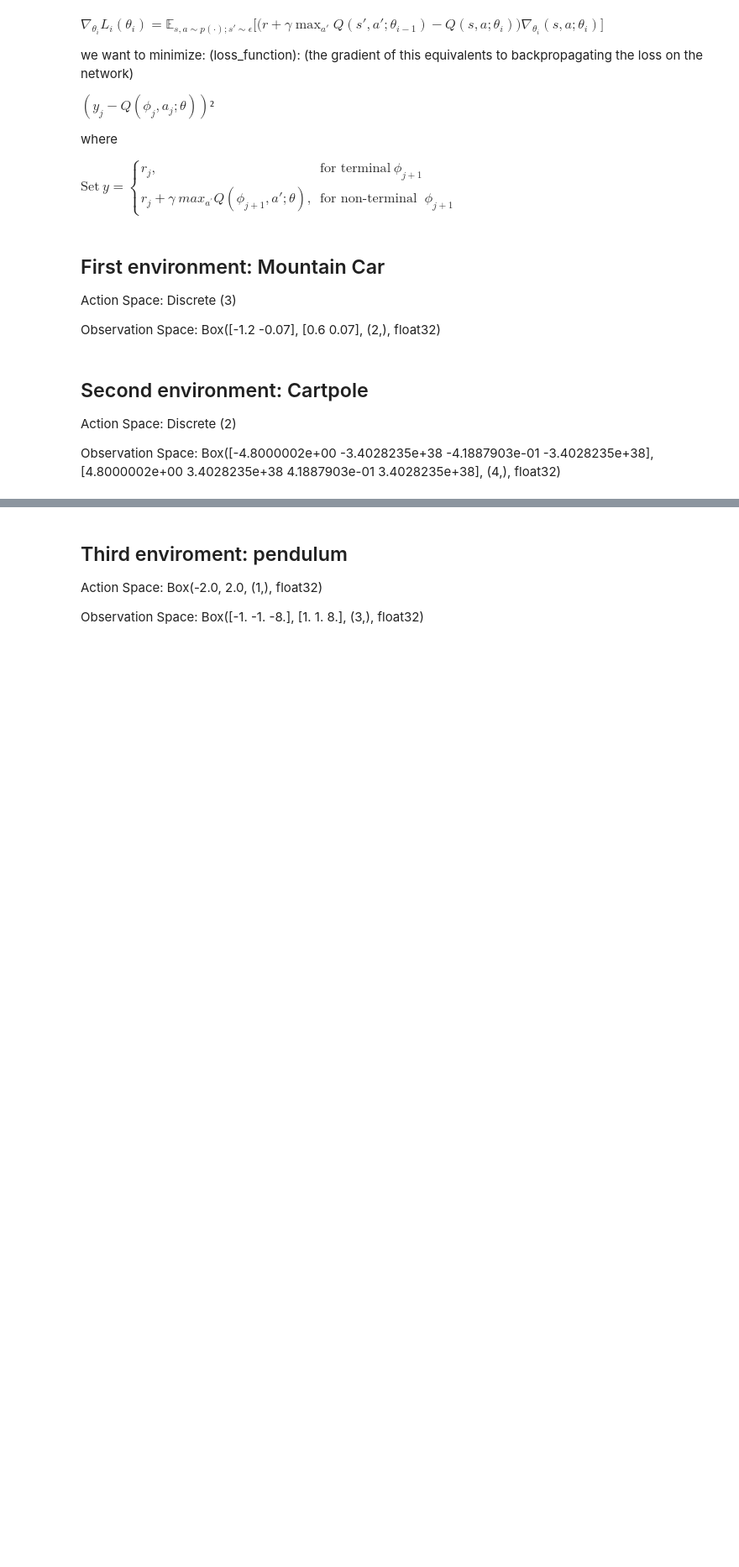
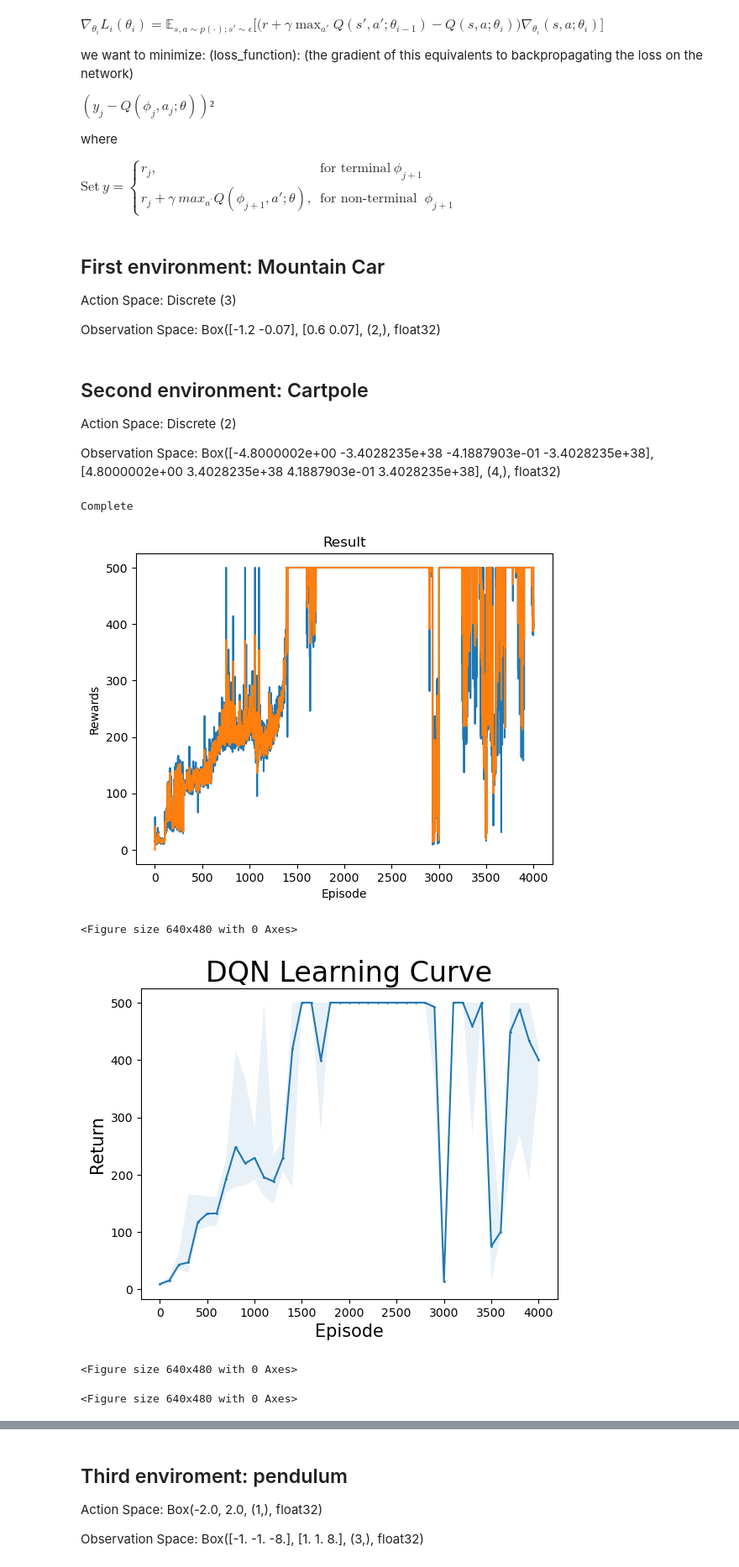
Before and after one commit to AndyPiantoni/ReinforceUs, a Jupyter notebook: DQN_cleaned.ipynb, the cells around one changed output, grey strips where cells are left out. Shown: that part at 84% size. Cells and saved outputs as stored; diff of their text form; code cells hidden in the pictures; blank space fills up the shorter version.

```diff
--- a/DQN_cleaned.ipynb
+++ b/DQN_cleaned.ipynb
@@ -140,8 +144,8 @@ class DQN(nn.Module):
             nn.ReLU(),
             nn.Linear(64,64),
             nn.ReLU(),
-            # nn.Linear(32,32),
-            # nn.ReLU(),
+            nn.Linear(64,64),
+            nn.ReLU(),
             nn.Linear(64, n_actions)
         )
 
@@ -317,16 +321,12 @@ def optimize_model(policy_net, target_net, optimizer, memory):
     optimizer.zero_grad() # Practicality dictates that we zero the gradients before backpropagation
     loss.backward()
     # In-place gradient clipping
-    torch.nn.utils.clip_grad_value_(policy_net.parameters(), 1)
+    # torch.nn.utils.clip_grad_value_(policy_net.parameters(), 1)
     # torch.nn.utils.clip_grad_value_(policy_net.parameters(), 50) # worked decent on CartPole
-    # torch.nn.utils.clip_grad_value_(policy_net.parameters(), 100)
+    torch.nn.utils.clip_grad_value_(policy_net.parameters(), 100)
     optimizer.step()
 # %%
-def train_model(env, num_episodes, policy_net, target_net, memory, optimizer, actions, device, eval_freq, cts=False):
-    avg_returns = []
-    max_returns = []
-    min_returns = []
-    eval_epi_index = []
+def train_model(env, num_episodes, policy_net, target_net, memory, optimizer, actions, device, eval_freq,scale_factor=1, cts=False):
 
     for i_episode in range(num_episodes+1):
         # Initialize the environment and get its state
@@ -345,6 +345,8 @@ def train_model(env, num_episodes, policy_net, target_net, memory, optimizer, ac
 
             # env.render()
             total_reward+=reward
+            # reward = (reward-250)/500 #try reward rescale
+            reward = reward/scale_factor
             reward = torch.tensor([reward], device=device)
             done = terminated or truncated
 
@@ -516,31 +522,40 @@ Observation Space: Box([-4.8000002e+00 -3.4028235e+38 -4.1887903e-01 -3.4028235e
 # %%
 env = gym.make("CartPole-v1")
 steps_done = 0
 episode_durations = []
 rewards_list = []
+avg_returns = []
+max_returns = []
+min_returns = []
+eval_epi_index = []
 
-eps_decay = 100000
+eps_decay = 500
 eps_start = 0.9 # Epsilon Greedy with decay rate based on steps taken for exploration
 # eps_end = 0.05
-eps_end = 0.001
+eps_end = 0.005
 
-num_episodes = 10000 # number of training iterations
-eval_freq = 20 # sumarize trained episodes frequency
+num_episodes = 4000 # number of training iterations
+eval_freq = 100 # sumarize trained episodes frequency
 
 # Get the number of state observations
 state, info = env.reset()
 n_observations = len(state)
 n_actions = env.action_space.n
 
 policy_net = DQN(n_observations, n_actions).to(device)
 target_net = DQN(n_observations, n_actions).to(device)
 target_net.load_state_dict(policy_net.state_dict())
 
 optimizer = optim.AdamW(policy_net.parameters(), lr=LR, amsgrad=True)
 memory = ReplayMemory(CAPACITY)
 
-# call the train_function, move everything below into callable functions
-
 train_model(env, num_episodes, policy_net, target_net, memory, optimizer, env.action_space, device, eval_freq, cts=False)
 torch.save(policy_net.state_dict(), f"DQN_policy_net_Cartpole.pt") # look at what to save in the end
 torch.save(target_net.state_dict(), f"DQN_target_net_Cartpole.pt") # look at what to save in the end
+# %% [output]
+Complete
+[figure, added]
+<Figure size 640x480 with 0 Axes>
+[figure, added]
+<Figure size 640x480 with 0 Axes>
+<Figure size 640x480 with 0 Axes>
```
Also changed, not shown: parts of 7 cells of this notebook, 8 other files.
